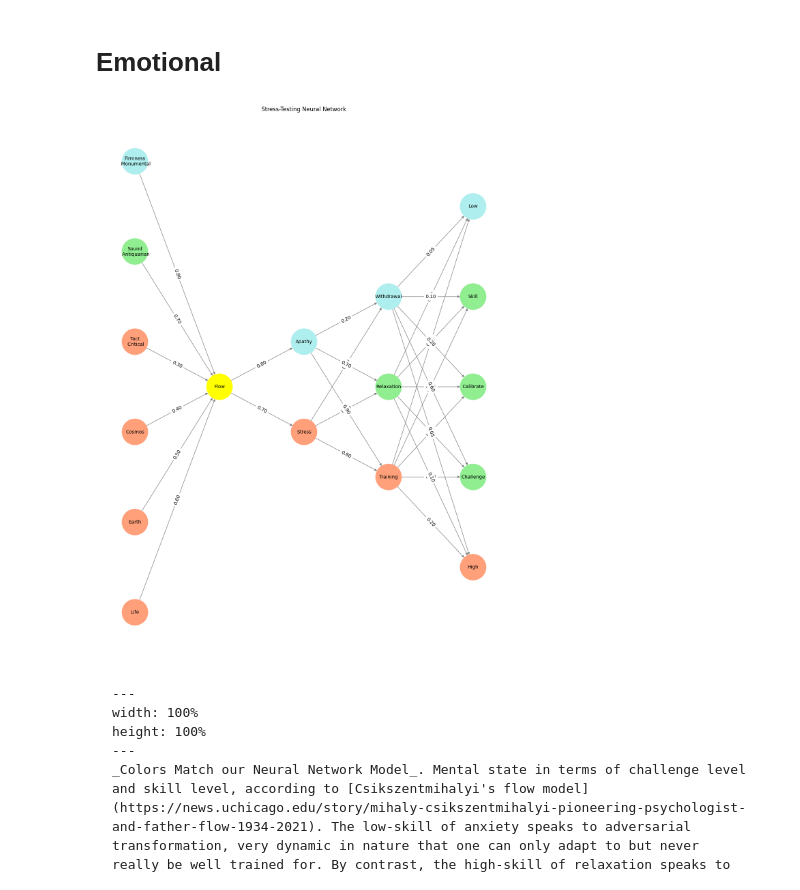
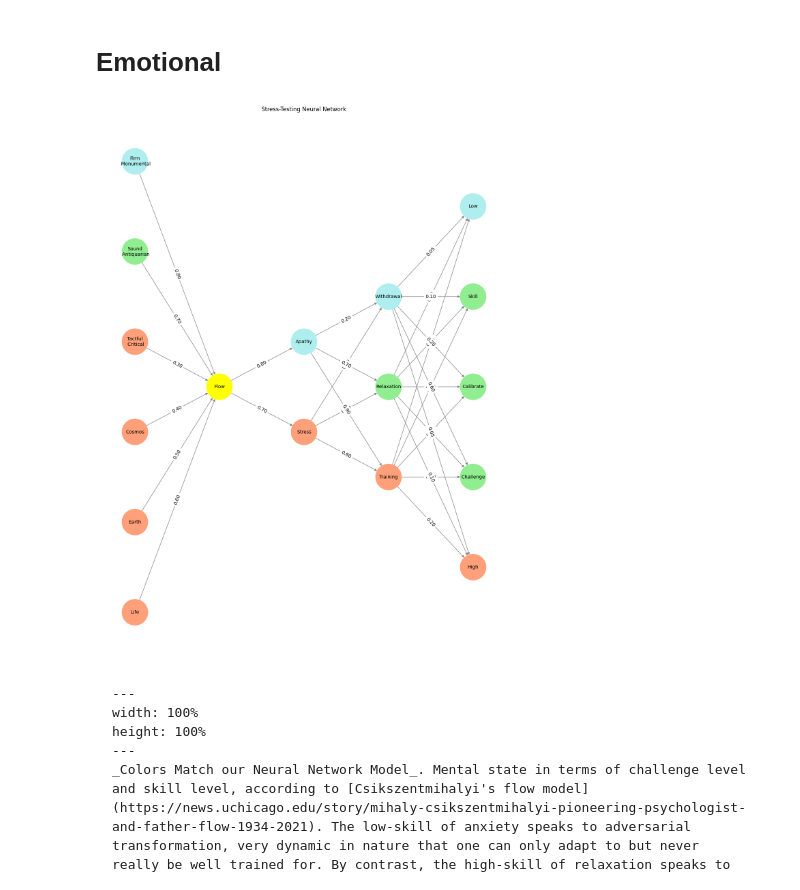
Before and after one commit to abikesa/schlemiel, a Jupyter notebook: kitabo/ensi/_build/jupyter_execute/act3/act1.ipynb, the cells around one changed output. Cells and saved outputs as stored; diff of their text form; code cells hidden in the pictures.

Commit message:
tactful

````diff
--- a/kitabo/ensi/_build/jupyter_execute/act3/act1.ipynb
+++ b/kitabo/ensi/_build/jupyter_execute/act3/act1.ipynb
@@ -8,7 +8,7 @@ import networkx as nx
 # Define the neural network structure
 def define_layers():
     return {
-        'Pre-Input': ['Life','Earth', 'Cosmos', 'Tact\n Critical', 'Sound\n Antiquarian', 'Firmness\n Monumental',],
+        'Pre-Input': ['Life','Earth', 'Cosmos', 'Tactful\n Critical', 'Sound\n Antiquarian', 'Firm\n Monumental',],
         'Yellowstone': ['Flow'],
         'Input': ['Stress', 'Apathy'],
         'Hidden': [
@@ -48,7 +48,7 @@ def assign_colors(node, layer):
         return 'yellow'
     if layer == 'Pre-Input' and node in ['Sound\n Antiquarian']:
         return 'lightgreen'
-    if layer == 'Pre-Input' and node in ['Firmness\n Monumental']:
+    if layer == 'Pre-Input' and node in ['Firm\n Monumental']:
         return 'paleturquoise'
     elif layer == 'Input' and node == 'Apathy':
         return 'paleturquoise'
@@ -97,34 +97,34 @@ def visualize_nn():
         [weights['Pre-Input-Yellowstone'], weights['Yellowstone-Input'], weights['Input-Hidden'], weights['Hidden-Output']]
     ):
         source_layer, target_layer = layer_pair
         for i, source in enumerate(layers[source_layer]):
             for j, target in enumerate(layers[target_layer]):
                 weight = weight_matrix[i, j]
                 G.add_edge(source, target, weight=weight)
 
     # Customize edge thickness for specific relationships
     edge_widths = []
     for u, v in G.edges():
         if u in layers['Hidden'] and v == 'Kapital':
             edge_widths.append(6)  # Highlight key edges
         else:
             edge_widths.append(1)
 
     # Draw the graph
     plt.figure(figsize=(12, 16))
     nx.draw(
         G, pos, with_labels=True, node_color=node_colors, edge_color='gray',
         node_size=3000, font_size=10, width=edge_widths
     )
     edge_labels = nx.get_edge_attributes(G, 'weight')
     nx.draw_networkx_edge_labels(G, pos, edge_labels={k: f'{v:.2f}' for k, v in edge_labels.items()})
     plt.title("Stress-Testing Neural Network")
     plt.show()
 
 # Run the visualization
 visualize_nn()
 # %% [output]
-[figure, old version]
+[figure, new version]
 # %% [markdown]
 ```{figure} https://upload.wikimedia.org/wikipedia/commons/thumb/f/f6/Challenge_vs_skill.svg/600px-Challenge_vs_skill.svg.png
 ---
````
Also changed, not shown: 7 other files.
